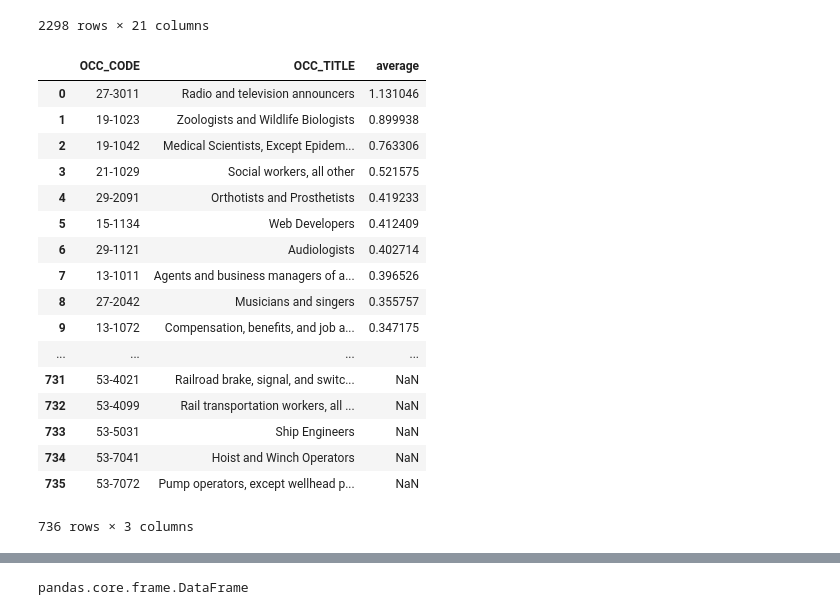
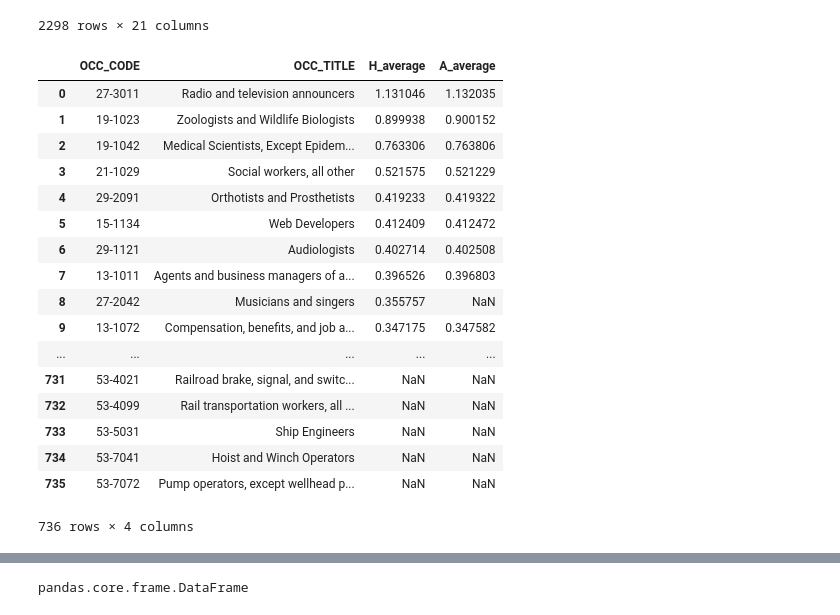
Before and after one commit to akircher01/first_python_project, a Jupyter notebook: Occpy.ipynb, the cells around one changed output, grey strips where cells are left out. Cells and saved outputs as stored; diff of their text form; code cells hidden in the pictures.

```diff
--- a/Occpy.ipynb
+++ b/Occpy.ipynb
@@ -259,23 +199,23 @@ new_occupation.to_sql("occ_table",sqlite3.connect('occ.db'), if_exists ="replace
 # %%
 con = sqlite3.connect("occ.db")
 # %%
-pd.read_sql_query("SELECT OCC_CODE,OCC_TITLE,AVG(H_CHANGE) as average FROM occ_table GROUP BY OCC_CODE ORDER BY average DESC", con)
+pd.read_sql_query("SELECT OCC_CODE,OCC_TITLE,AVG(H_CHANGE) as H_average, AVG(A_CHANGE) as A_average FROM occ_table GROUP BY OCC_CODE ORDER BY H_average DESC", con)
 # %% [output]
-|  | OCC_CODE | OCC_TITLE | average |
-| 0 | 27-3011 | Radio and television announcers | 1.131046 |
-| 1 | 19-1023 | Zoologists and Wildlife Biologists | 0.899938 |
-| 2 | 19-1042 | Medical Scientists, Except Epidem... | 0.763306 |
-| 3 | 21-1029 | Social workers, all other | 0.521575 |
-| 4 | 29-2091 | Orthotists and Prosthetists | 0.419233 |
-| 5 | 15-1134 | Web Developers | 0.412409 |
-| 6 | 29-1121 | Audiologists | 0.402714 |
-| 7 | 13-1011 | Agents and business managers of a... | 0.396526 |
-| 8 | 27-2042 | Musicians and singers | 0.355757 |
-| 9 | 13-1072 | Compensation, benefits, and job a... | 0.347175 |
-| ... | ... | ... | ... |
-| 731 | 53-4021 | Railroad brake, signal, and switc... | NaN |
-| 732 | 53-4099 | Rail transportation workers, all ... | NaN |
-| 733 | 53-5031 | Ship Engineers | NaN |
-| 734 | 53-7041 | Hoist and Winch Operators | NaN |
-| 735 | 53-7072 | Pump operators, except wellhead p... | NaN |
+|  | OCC_CODE | OCC_TITLE | H_average | A_average |
+| 0 | 27-3011 | Radio and television announcers | 1.131046 | 1.132035 |
+| 1 | 19-1023 | Zoologists and Wildlife Biologists | 0.899938 | 0.900152 |
+| 2 | 19-1042 | Medical Scientists, Except Epidem... | 0.763306 | 0.763806 |
+| 3 | 21-1029 | Social workers, all other | 0.521575 | 0.521229 |
+| 4 | 29-2091 | Orthotists and Prosthetists | 0.419233 | 0.419322 |
+| 5 | 15-1134 | Web Developers | 0.412409 | 0.412472 |
+| 6 | 29-1121 | Audiologists | 0.402714 | 0.402508 |
+| 7 | 13-1011 | Agents and business managers of a... | 0.396526 | 0.396803 |
+| 8 | 27-2042 | Musicians and singers | 0.355757 | NaN |
+| 9 | 13-1072 | Compensation, benefits, and job a... | 0.347175 | 0.347582 |
+| ... | ... | ... | ... | ... |
+| 731 | 53-4021 | Railroad brake, signal, and switc... | NaN | NaN |
+| 732 | 53-4099 | Rail transportation workers, all ... | NaN | NaN |
+| 733 | 53-5031 | Ship Engineers | NaN | NaN |
+| 734 | 53-7041 | Hoist and Winch Operators | NaN | NaN |
+| 735 | 53-7072 | Pump operators, except wellhead p... | NaN | NaN |
-736 rows × 3 columns
+736 rows × 4 columns
```
Also changed, not shown: parts of 12 cells of this notebook, 1 other file.
